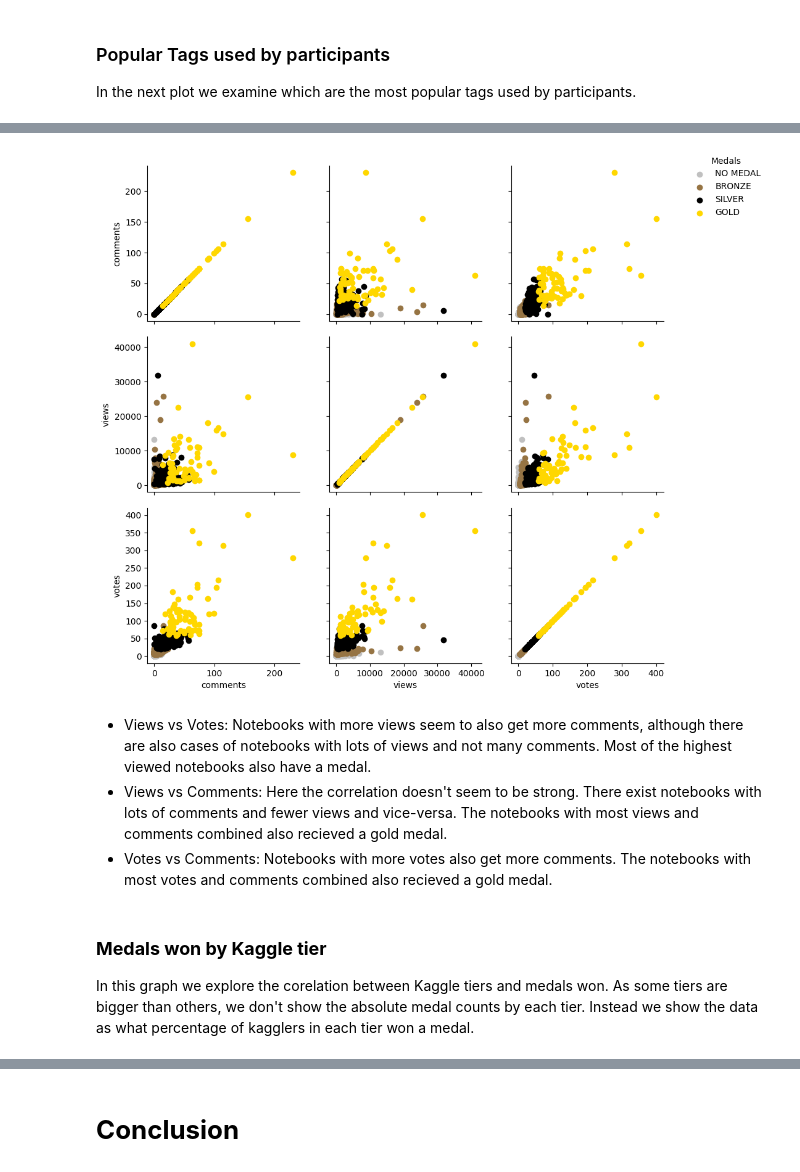
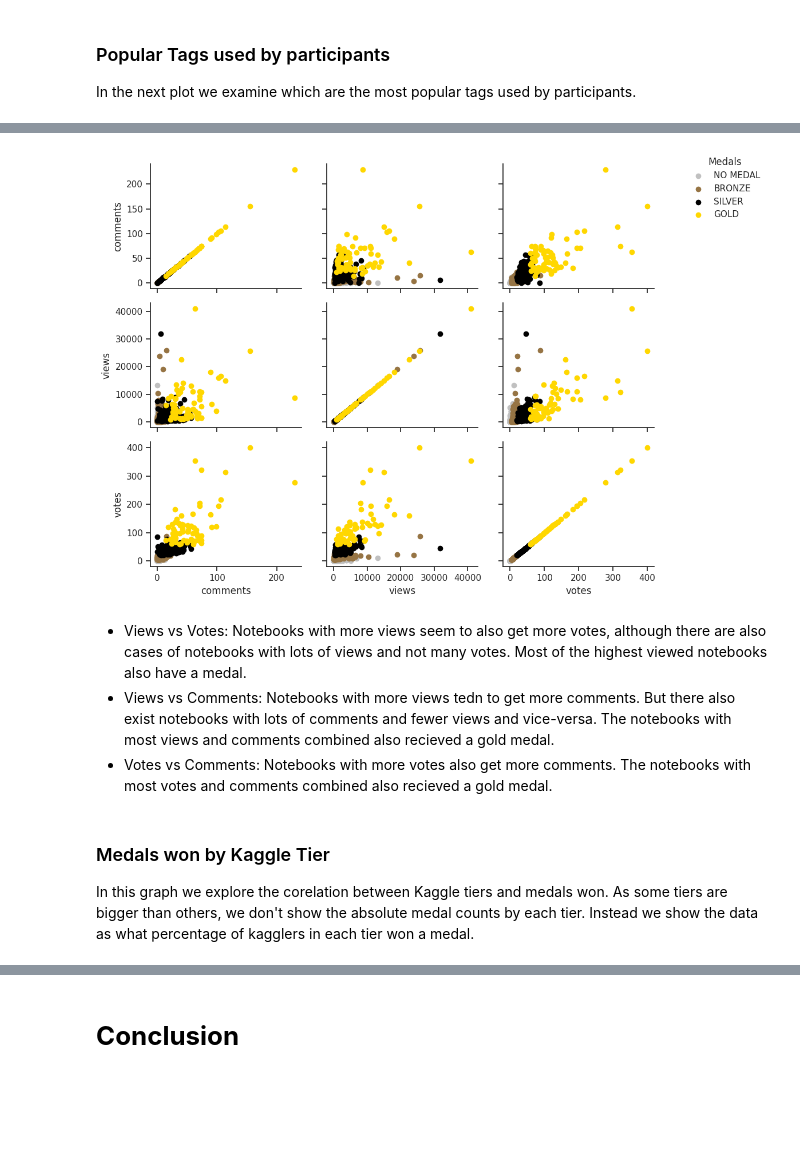
Before and after one commit to moratsam/kaggle-survey-2022, a Jupyter notebook: Kaggle_Survey_2022.ipynb, the cells around one changed output, grey strips where cells are left out. Saved outputs shown, nothing was run; the diff lists cells and outputs as text; code cells hidden in the pictures; blank space fills up the shorter version.

```diff
--- a/Kaggle_Survey_2022.ipynb
+++ b/Kaggle_Survey_2022.ipynb
@@ -234,0 +183,3 @@ plt.show()
+# %%
+#cleaned_kernels_df = pd.read_csv(r'C:\Users\Klemen\Documents\Data Science\Kaggle\Survey2022\cleaned_kernels.csv')
+cleaned_kernels_df = pd.read_csv('kaggle-survey-historical-meta/cleaned_kernels.csv')
@@ -234,0 +250,20 @@ plt.show()
+# %%
+tiers_df = without_null_df.groupby('year').tier.value_counts().rename("tier_count").reset_index()
+
+custom_params = {"axes.spines.right": False, "axes.spines.top": False}
+sns.set_theme(style="whitegrid", rc=custom_params)
+plt.figure(figsize=(14,6))
+
+tiers_plot = sns.lineplot(data=tiers_df,
+                         x='year',
+                         y='tier_count',
+                         hue = 'tier',
+                         marker="p",
+                         markersize=10)
+plt.title('Kaggle Tiers by Year', fontsize=20)
+plt.xlabel('Year', fontsize=14);
+plt.ylabel('Kaggle Tiers Count', fontsize=14)
+plt.tick_params(bottom=True, left=True)
+plt.legend(loc='upper left', title='Kaggle Tier')
+
+plt.show()
@@ -237,7 +339,7 @@ plt.show()
 In the next plot we examine which are the most popular tags used by participants.
 # %%
 tags_arr = []
-for index, row in df.iterrows():
+for index, row in cleaned_kernels_df.iterrows():
         tags_arr.append(row['tags'])
 
 tags = ' '.join(tags_arr).translate(str.maketrans('', '', string.punctuation)).split()
@@ -246,13 +348,20 @@ tags_count = Counter(tags)
 tags_df = pd.DataFrame(tags_count.items(), columns = ['Tag', 'Tag Count'])
 tags_df = tags_df.sort_values(by=['Tag Count'], ascending = False).head(25)
 
+custom_params = {"axes.spines.right": False, "axes.spines.top": False}
+sns.set_theme(style="whitegrid", rc=custom_params)
 plt.figure(figsize=(14,6))
+
 tags_plot = sns.barplot(data=tags_df,
                         x='Tag',
                         y='Tag Count',
-                        edgecolor='black')
-plt.xticks(rotation=90)
-tags_plot.set(title='Popular Tags used by participants')
+                        edgecolor='black',
+                       color='lightskyblue')
+plt.xticks(rotation=30)
+plt.title('Popular Tags used by participants',fontsize=20)
+plt.xlabel('Tag', fontsize=14);
+plt.ylabel('Tag Count', fontsize=14)
+plt.tick_params(bottom=True, left=True)
 
 plt.show()
 # %% [output]
@@ -269,22 +380,23 @@ There are a few parameters with which one can measure the success of a notebook.
 # %%
-success_df = df[["medal","comments","views",'votes']]
+success_df = cleaned_kernels_df[["medal","comments","views",'votes']]
 success_df = success_df.replace(np.nan, 'NO MEDAL')
 
+sns.set_theme(style="ticks")
 success_plot = sns.PairGrid(data=success_df,
                             hue = 'medal',
                             palette= ['#C0C0C0', '#967444', 'black', 'gold'])
 success_plot.map(plt.scatter)
-success_plot.add_legend(loc='upper right', title='Medals')
-success_plot.fig.set_size_inches(11,9)
+success_plot.add_legend(loc='upper right', title='Medals', label_order=['NO MEDAL', 'BRONZE', 'SILVER', 'GOLD'])
+success_plot.fig.set_size_inches(12,8)
 
 plt.show()
 # %% [output]
-[figure, old version]
+[figure, new version]
 # %% [markdown]
-- Views vs Votes: Notebooks with more views seem to also get more comments, although there are also cases of notebooks with lots of views and not many comments. Most of the highest viewed notebooks also have a medal.
-- Views vs Comments: Here the correlation doesn't seem to be strong. There exist notebooks with lots of comments and fewer views and vice-versa. The notebooks with most views and comments combined also recieved a gold medal.
+- Views vs Votes: Notebooks with more views seem to also get more votes, although there are also cases of notebooks with lots of views and not many votes. Most of the highest viewed notebooks also have a medal.
+- Views vs Comments: Notebooks with more views tedn to get more comments. But there also exist notebooks with lots of comments and fewer views and vice-versa. The notebooks with most views and comments combined also recieved a gold medal.
 - Votes vs Comments: Notebooks with more votes also get more comments. The notebooks with most votes and comments combined also recieved a gold medal.
 # %% [markdown]
-### **Medals won by Kaggle tier**
+### Medals won by Kaggle Tier
 In this graph we explore the corelation between Kaggle tiers and medals won. As some tiers are bigger than others, we don't show the absolute medal counts by each tier. Instead we show the data as what percentage of kagglers in each tier won a medal.
 # %%
```
Also changed, not shown: parts of 79 cells of this notebook, 3 other files.
